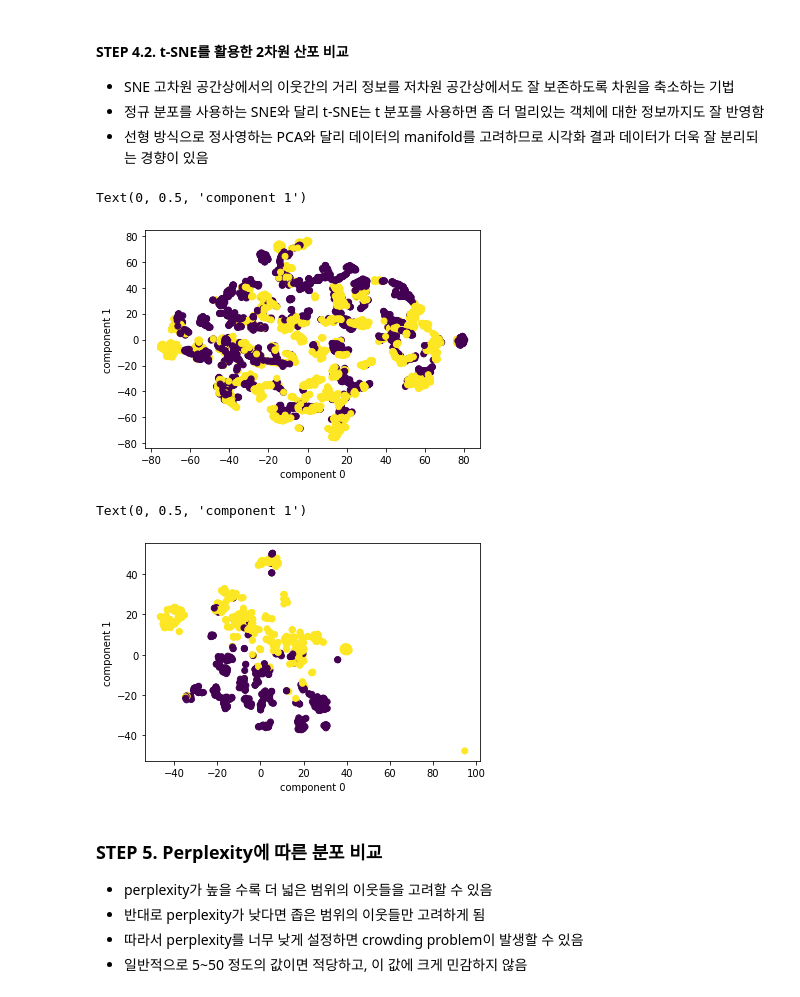
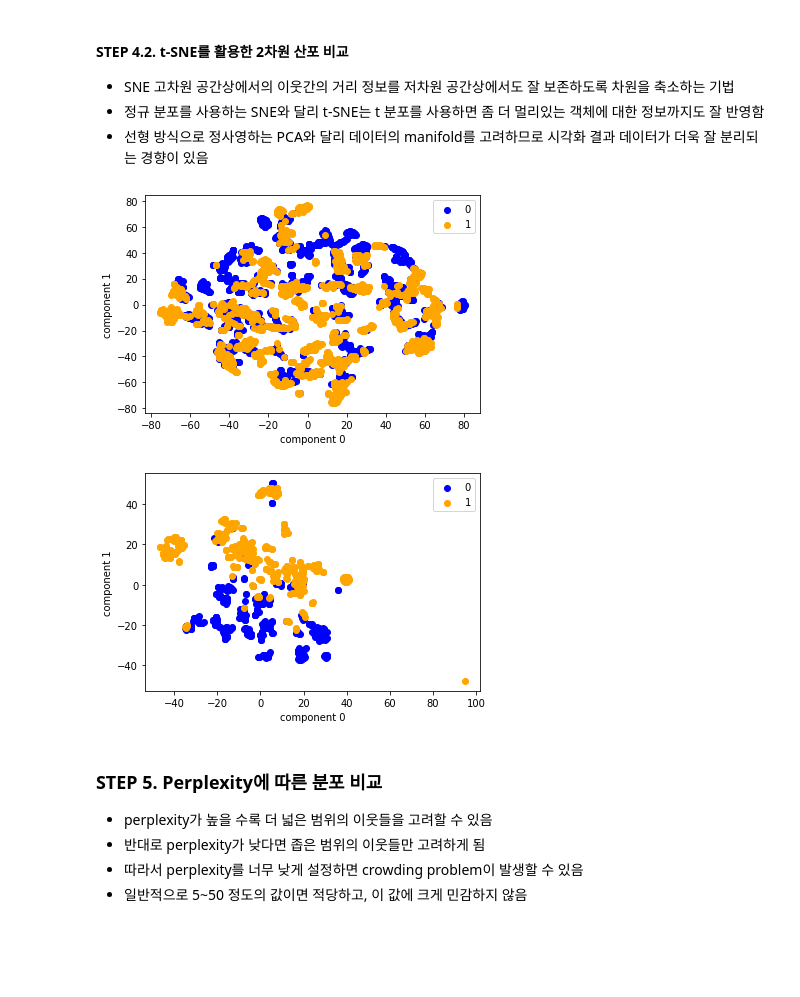
Before and after one commit to hwk0702/LG_ES_Variable_selection_Dimension_reduction, a Jupyter notebook: 03_Variable Extraction PCA & t-SNE.ipynb, the cells around one changed output. Saved outputs shown, nothing was run; the diff lists cells and outputs as text; code cells hidden in the pictures; blank space fills up the shorter version.

```diff
--- a/03_Variable Extraction PCA & t-SNE.ipynb
+++ b/03_Variable Extraction PCA & t-SNE.ipynb
@@ -220,10 +224,19 @@ weather_scaler = weather_scaler.fit(weather_X_train)
 malware_scaler = StandardScaler()
 malware_scaler = malware_scaler.fit(malware_X_train)
 # %%
-weather_X_train_s = pd.DataFrame(weather_scaler.transform(weather_X_train),columns=weather_X_train.columns,index=weather_X_train.index)
-weather_X_test_s  = pd.DataFrame(weather_scaler.transform(weather_X_test),columns=weather_X_test.columns,index=weather_X_test.index)
-malware_X_train_s = pd.DataFrame(malware_scaler.transform(malware_X_train),columns=malware_X_train.columns,index=malware_X_train.index)
-malware_X_test_s  = pd.DataFrame(malware_scaler.transform(malware_X_test),columns=malware_X_test.columns,index=malware_X_test.index)
+weather_X_train_s = pd.DataFrame(weather_scaler.transform(weather_X_train),
+                                 columns=weather_X_train.columns,
+                                 index=weather_X_train.index)
+weather_X_test_s  = pd.DataFrame(weather_scaler.transform(weather_X_test),
+                                 columns=weather_X_test.columns,
+                                 index=weather_X_test.index)
+
+malware_X_train_s = pd.DataFrame(malware_scaler.transform(malware_X_train),
+                                 columns=malware_X_train.columns,
+                                 index=malware_X_train.index)
+malware_X_test_s  = pd.DataFrame(malware_scaler.transform(malware_X_test),
+                                 columns=malware_X_test.columns,
+                                 index=malware_X_test.index)
 # %%
 #weather 데이터 셋 PCA 결과, 정규화O
 pca = PCA(n_components=2)
@@ -290,12 +307,18 @@ Text(0, 0.5, 'component 1')
 # %%
 from sklearn.manifold import TSNE
 # %%
-weather_tsne = TSNE(n_components = 2, perplexity=30.0, learning_rate=200.0, n_iter=1000, random_state=0).fit_transform(weather_X_test_s)
+weather_tsne = TSNE(n_components = 2,
+                    perplexity=30.0,
+                    learning_rate=200.0,
+                    n_iter=1000,
+                    random_state=0).fit_transform(weather_X_test_s)
 # %%
-plt.scatter(weather_tsne[:,0],weather_tsne[:,1],c=weather_y_test)
+plt.scatter(weather_tsne[weather_y_test==0, 0], weather_tsne[weather_y_test==0, 1], c='blue', label='0')
+plt.scatter(weather_tsne[weather_y_test==1, 0], weather_tsne[weather_y_test==1, 1], c='orange', label='1')
 plt.xlabel('component 0')
 plt.ylabel('component 1')
+plt.legend()
+plt.show()
 # %% [output]
-Text(0, 0.5, 'component 1')
-[figure, old version]
+[figure, new version]
 # %%
@@ -303,10 +330,12 @@ malware_tsne = TSNE(n_components = 2, perplexity=30.0, learning_rate=200.0, n_it
 # %%
-plt.scatter(malware_tsne[:,0],malware_tsne[:,1],c=malware_y_test)
+plt.scatter(malware_tsne[malware_y_test==0, 0], malware_tsne[malware_y_test==0, 1], c='blue', label='0')
+plt.scatter(malware_tsne[malware_y_test==1, 0], malware_tsne[malware_y_test==1, 1], c='orange', label='1')
 plt.xlabel('component 0')
 plt.ylabel('component 1')
+plt.legend()
+plt.show()
 # %% [output]
-Text(0, 0.5, 'component 1')
-[figure, old version]
+[figure, new version]
 # %% [markdown]
 ### STEP 5. Perplexity에 따른 분포 비교
 - perplexity가 높을 수록 더 넓은 범위의 이웃들을 고려할 수 있음
```
Also changed, not shown: parts of 24 cells of this notebook, 2 other files.
